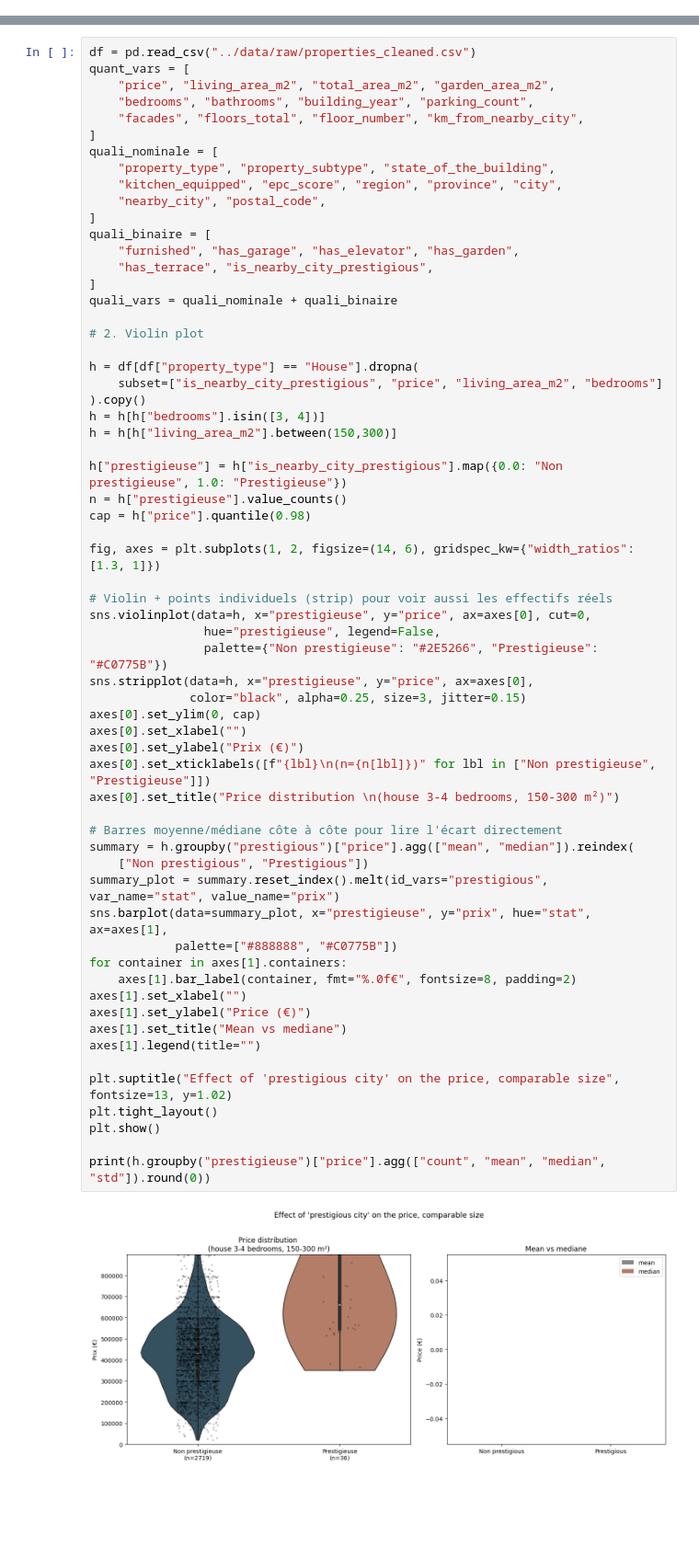
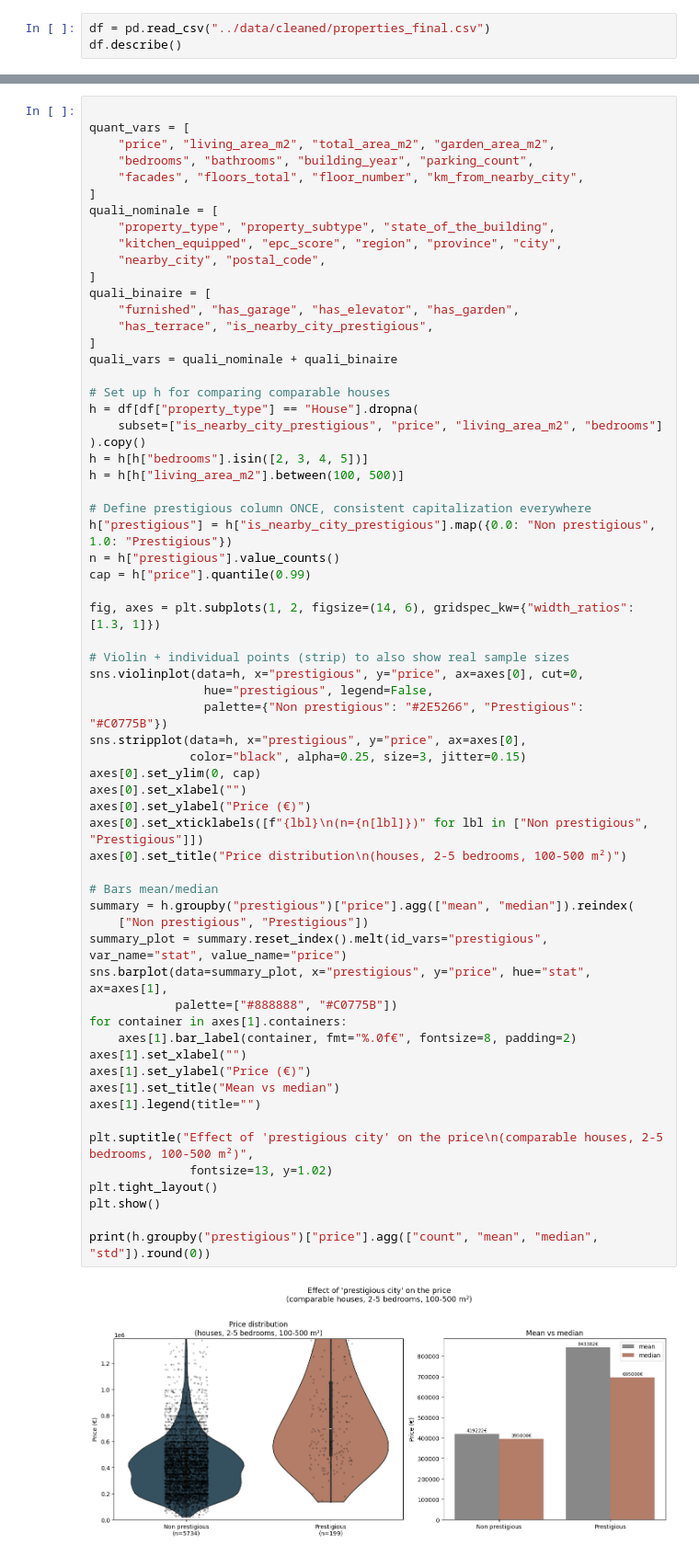
Before and after one commit to VictorCourtois135/immo-eliza-tigers-analysis, a Jupyter notebook: analysis/Victor_notebook.ipynb, the cells around one changed output, grey strips where cells are left out. Shown at 92% size. Cells and saved outputs as stored; diff of their text form; blank space fills up the shorter version.

Commit message:
charts + insight

```diff
--- a/analysis/Victor_notebook.ipynb
+++ b/analysis/Victor_notebook.ipynb
@@ -4,0 +8,3 @@ import seaborn as sns
+# %%
+df = pd.read_csv("../data/cleaned/properties_final.csv")
+df.describe()
@@ -8,6 +25,6 @@ Q2: Howare variables correlatedto each other? Groups of correlated variables?
 Q3: How are properties distributed according to their surface?
 # %%
-df = pd.read_csv("../data/raw/properties_cleaned.csv")
+
 quant_vars = [
     "price", "living_area_m2", "total_area_m2", "garden_area_m2",
     "bedrooms", "bathrooms", "building_year", "parking_count",
@@ -21,52 +38,53 @@ quali_nominale = [
 quali_binaire = [
     "furnished", "has_garage", "has_elevator", "has_garden",
     "has_terrace", "is_nearby_city_prestigious",
 ]
 quali_vars = quali_nominale + quali_binaire
 
-# 2. Violin plot
-
+# Set up h for comparing comparable houses
 h = df[df["property_type"] == "House"].dropna(
     subset=["is_nearby_city_prestigious", "price", "living_area_m2", "bedrooms"]
 ).copy()
-h = h[h["bedrooms"].isin([3, 4])]
-h = h[h["living_area_m2"].between(150,300)]
+h = h[h["bedrooms"].isin([2, 3, 4, 5])]
+h = h[h["living_area_m2"].between(100, 500)]
 
-h["prestigieuse"] = h["is_nearby_city_prestigious"].map({0.0: "Non prestigieuse", 1.0: "Prestigieuse"})
-n = h["prestigieuse"].value_counts()
-cap = h["price"].quantile(0.98)
+# Define prestigious column ONCE, consistent capitalization everywhere
+h["prestigious"] = h["is_nearby_city_prestigious"].map({0.0: "Non prestigious", 1.0: "Prestigious"})
+n = h["prestigious"].value_counts()
+cap = h["price"].quantile(0.99)
 
 fig, axes = plt.subplots(1, 2, figsize=(14, 6), gridspec_kw={"width_ratios": [1.3, 1]})
 
-# Violin + points individuels (strip) pour voir aussi les effectifs réels
-sns.violinplot(data=h, x="prestigieuse", y="price", ax=axes[0], cut=0,
-                hue="prestigieuse", legend=False,
-                palette={"Non prestigieuse": "#2E5266", "Prestigieuse": "#C0775B"})
-sns.stripplot(data=h, x="prestigieuse", y="price", ax=axes[0],
+# Violin + individual points (strip) to also show real sample sizes
+sns.violinplot(data=h, x="prestigious", y="price", ax=axes[0], cut=0,
+                hue="prestigious", legend=False,
+                palette={"Non prestigious": "#2E5266", "Prestigious": "#C0775B"})
+sns.stripplot(data=h, x="prestigious", y="price", ax=axes[0],
               color="black", alpha=0.25, size=3, jitter=0.15)
 axes[0].set_ylim(0, cap)
 axes[0].set_xlabel("")
-axes[0].set_ylabel("Prix (€)")
-axes[0].set_xticklabels([f"{lbl}\n(n={n[lbl]})" for lbl in ["Non prestigieuse", "Prestigieuse"]])
-axes[0].set_title("Price distribution \n(house 3-4 bedrooms, 150-300 m²)")
+axes[0].set_ylabel("Price (€)")
+axes[0].set_xticklabels([f"{lbl}\n(n={n[lbl]})" for lbl in ["Non prestigious", "Prestigious"]])
+axes[0].set_title("Price distribution\n(houses, 2-5 bedrooms, 100-500 m²)")
 
-# Barres moyenne/médiane côte à côte pour lire l'écart directement
+# Bars mean/median
 summary = h.groupby("prestigious")["price"].agg(["mean", "median"]).reindex(
     ["Non prestigious", "Prestigious"])
-summary_plot = summary.reset_index().melt(id_vars="prestigious", var_name="stat", value_name="prix")
-sns.barplot(data=summary_plot, x="prestigieuse", y="prix", hue="stat", ax=axes[1],
+summary_plot = summary.reset_index().melt(id_vars="prestigious", var_name="stat", value_name="price")
+sns.barplot(data=summary_plot, x="prestigious", y="price", hue="stat", ax=axes[1],
             palette=["#888888", "#C0775B"])
 for container in axes[1].containers:
     axes[1].bar_label(container, fmt="%.0f€", fontsize=8, padding=2)
 axes[1].set_xlabel("")
 axes[1].set_ylabel("Price (€)")
-axes[1].set_title("Mean vs mediane")
+axes[1].set_title("Mean vs median")
 axes[1].legend(title="")
 
-plt.suptitle("Effect of 'prestigious city' on the price, comparable size", fontsize=13, y=1.02)
+plt.suptitle("Effect of 'prestigious city' on the price\n(comparable houses, 2-5 bedrooms, 100-500 m²)",
+              fontsize=13, y=1.02)
 plt.tight_layout()
 plt.show()
 
-print(h.groupby("prestigieuse")["price"].agg(["count", "mean", "median", "std"]).round(0))
+print(h.groupby("prestigious")["price"].agg(["count", "mean", "median", "std"]).round(0))
 # %% [output]
-[figure, old version]
+[figure, new version]
```
Also changed, not shown: parts of 20 cells of this notebook.
